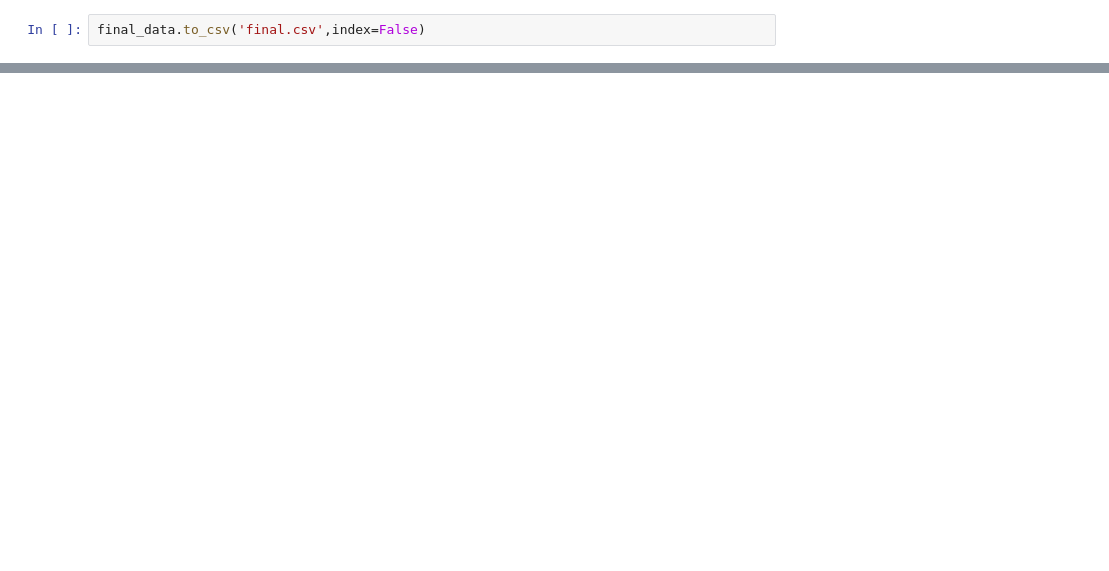
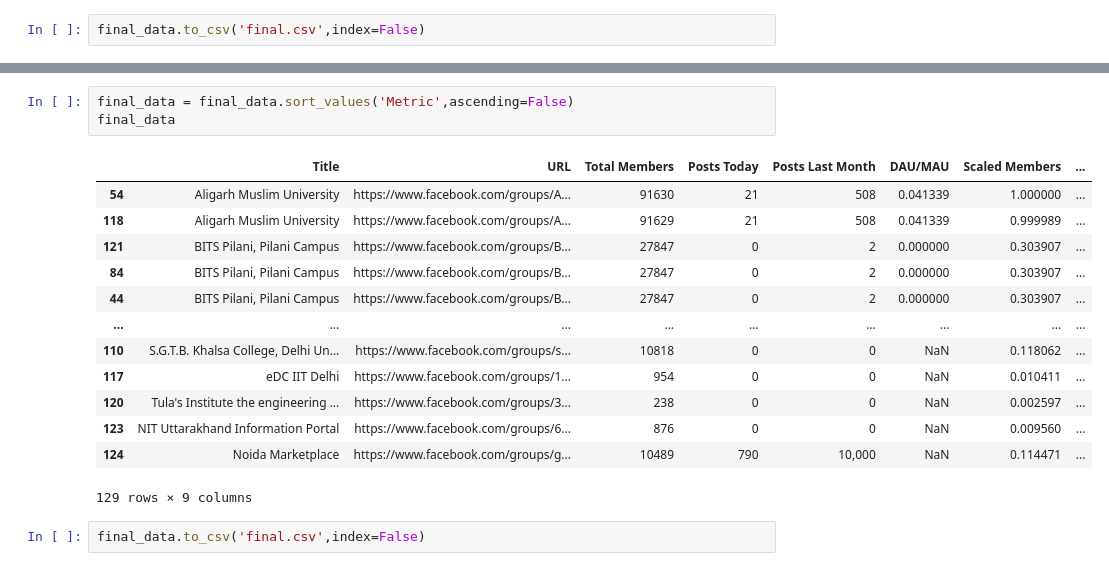
Before and after one commit to dikshant293/FB-web-scraper-and-auto-poster, a Jupyter notebook: FB-icc.ipynb, the cells around one changed output, grey strips where cells are left out. Saved outputs shown, nothing was run; the diff lists cells and outputs as text; blank space fills up the shorter version.

```diff
--- a/FB-icc.ipynb
+++ b/FB-icc.ipynb
@@ -248,0 +374,19 @@ final_data.to_csv('final.csv',index=False)
+# %%
+final_data = final_data.sort_values('Metric',ascending=False)
+final_data
+# %% [output]
+|  | Title | URL | Total Members | Posts Today | Posts Last Month | DAU/MAU | Scaled Members | ... |
+| 54 | Aligarh Muslim University | https://www.facebook.com/groups/A... | 91630 | 21 | 508 | 0.041339 | 1.000000 | ... |
+| 118 | Aligarh Muslim University | https://www.facebook.com/groups/A... | 91629 | 21 | 508 | 0.041339 | 0.999989 | ... |
+| 121 | BITS Pilani, Pilani Campus | https://www.facebook.com/groups/B... | 27847 | 0 | 2 | 0.000000 | 0.303907 | ... |
+| 84 | BITS Pilani, Pilani Campus | https://www.facebook.com/groups/B... | 27847 | 0 | 2 | 0.000000 | 0.303907 | ... |
+| 44 | BITS Pilani, Pilani Campus | https://www.facebook.com/groups/B... | 27847 | 0 | 2 | 0.000000 | 0.303907 | ... |
+| ... | ... | ... | ... | ... | ... | ... | ... | ... |
+| 110 | S.G.T.B. Khalsa College, Delhi Un... | https://www.facebook.com/groups/s... | 10818 | 0 | 0 | NaN | 0.118062 | ... |
+| 117 | eDC IIT Delhi | https://www.facebook.com/groups/1... | 954 | 0 | 0 | NaN | 0.010411 | ... |
+| 120 | Tula's Institute the engineering ... | https://www.facebook.com/groups/3... | 238 | 0 | 0 | NaN | 0.002597 | ... |
+| 123 | NIT Uttarakhand Information Portal | https://www.facebook.com/groups/6... | 876 | 0 | 0 | NaN | 0.009560 | ... |
+| 124 | Noida Marketplace | https://www.facebook.com/groups/g... | 10489 | 790 | 10,000 | NaN | 0.114471 | ... |
+129 rows × 9 columns
+# %%
+final_data.to_csv('final.csv',index=False)
```
Also changed, not shown: parts of 14 cells of this notebook, 1 other file.
